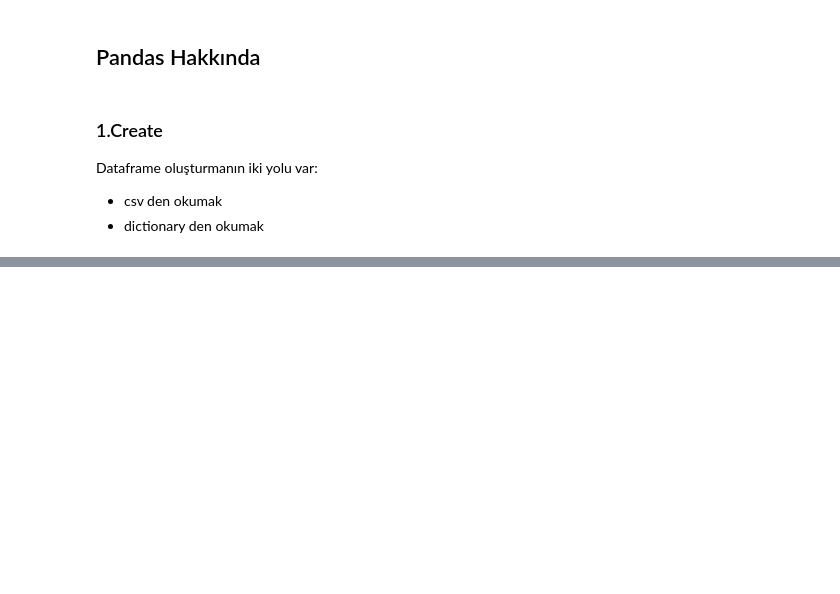
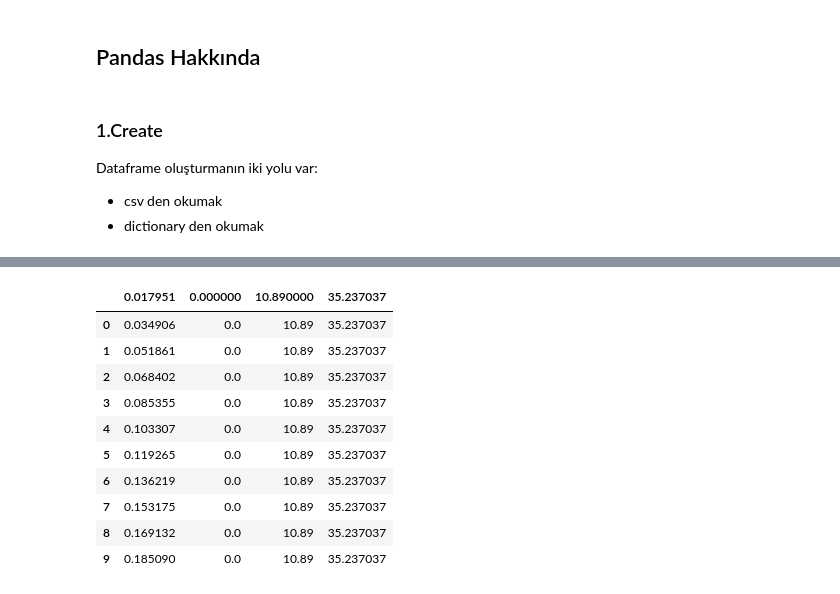
Before and after one commit to ismailcakmak/ml-workbook, a Jupyter notebook: worksheet.ipynb, the cells around one changed output, grey strips where cells are left out. Cells and saved outputs as stored; diff of their text form; code cells hidden in the pictures; blank space fills up the shorter version.

```diff
--- a/worksheet.ipynb
+++ b/worksheet.ipynb
@@ -446,2 +444,4 @@ dir = r"D:\SENS3 database\Material11\Sliding_Friction-roughness\Participant1\Mat
+# %%
+dir = r"C:\Users\LocalAdmin\Desktop\sens3 data\Sliding_Friction-roughness\part1\ir_pos\Material1.csv"
 # %%
 df = pd.read_csv(dir)
@@ -449,0 +457,14 @@ NameError: name 'pd' is not defined
+# %%
+df.head(10)  #bu şekilde parametre passlayabiliriz
+# %% [output]
+|  | 0.017951 | 0.000000 | 10.890000 | 35.237037 |
+| 0 | 0.034906 | 0.0 | 10.89 | 35.237037 |
+| 1 | 0.051861 | 0.0 | 10.89 | 35.237037 |
+| 2 | 0.068402 | 0.0 | 10.89 | 35.237037 |
+| 3 | 0.085355 | 0.0 | 10.89 | 35.237037 |
+| 4 | 0.103307 | 0.0 | 10.89 | 35.237037 |
+| 5 | 0.119265 | 0.0 | 10.89 | 35.237037 |
+| 6 | 0.136219 | 0.0 | 10.89 | 35.237037 |
+| 7 | 0.153175 | 0.0 | 10.89 | 35.237037 |
+| 8 | 0.169132 | 0.0 | 10.89 | 35.237037 |
+| 9 | 0.185090 | 0.0 | 10.89 | 35.237037 |
```
Also changed, not shown: parts of 14 cells of this notebook, 3 other files.
